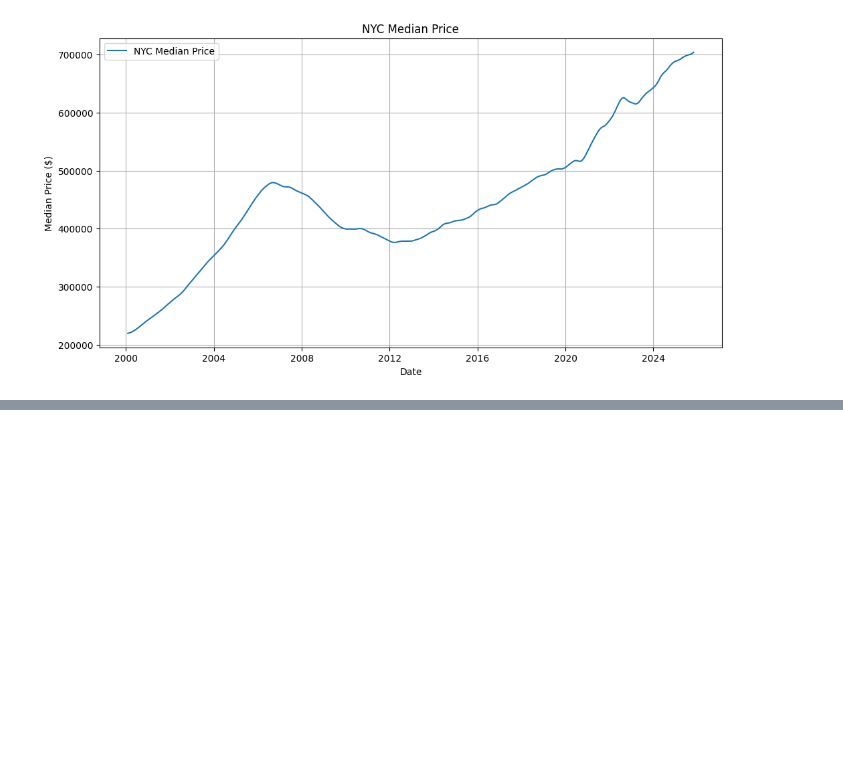
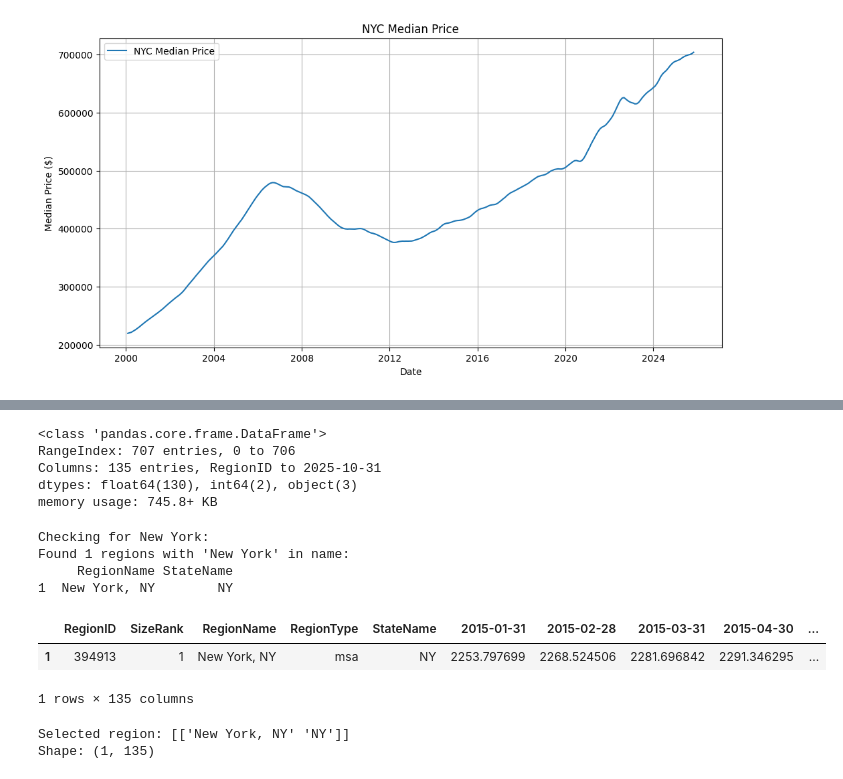
Before and after one commit to datasheng/csc46000-team-project-4727, a Jupyter notebook: notebooks/exploring_all_houses.ipynb, the cells around one changed output, grey strips where cells are left out. Saved outputs shown, nothing was run; the diff lists cells and outputs as text; code cells hidden in the pictures; blank space fills up the shorter version.

```diff
--- a/notebooks/exploring_all_houses.ipynb
+++ b/notebooks/exploring_all_houses.ipynb
@@ -153,0 +182,34 @@ plt.show()
+# %%
+# Data types and info
+df_rental.info()
+# %% [output]
+<class 'pandas.core.frame.DataFrame'>
+RangeIndex: 707 entries, 0 to 706
+Columns: 135 entries, RegionID to 2025-10-31
+dtypes: float64(130), int64(2), object(3)
+memory usage: 745.8+ KB
+# %%
+# Check for New York
+print("Checking for New York:")
+ny_rental = df_rental[
+    df_rental["RegionName"].str.contains("New York", case=False, na=False)
+]
+print(f"Found {len(ny_rental)} regions with 'New York' in name:")
+print(ny_rental[["RegionName", "StateName"]].to_string())
+# %% [output]
+Checking for New York:
+Found 1 regions with 'New York' in name:
+     RegionName StateName
+1  New York, NY        NY
+# %%
+ny_rental
+# %% [output]
+|  | RegionID | SizeRank | RegionName | RegionType | StateName | 2015-01-31 | 2015-02-28 | 2015-03-31 | 2015-04-30 | ... |
+| 1 | 394913 | 1 | New York, NY | msa | NY | 2253.797699 | 2268.524506 | 2281.696842 | 2291.346295 | ... |
+1 rows × 135 columns
+# %%
+print(f"Selected region: {ny_rental[['RegionName', 'StateName']].values}")
+print(f"Shape: {ny_rental.shape}")
+# %% [output]
+Selected region: [['New York, NY' 'NY']]
+Shape: (1, 135)
```
Also changed, not shown: parts of 5 cells of this notebook.
